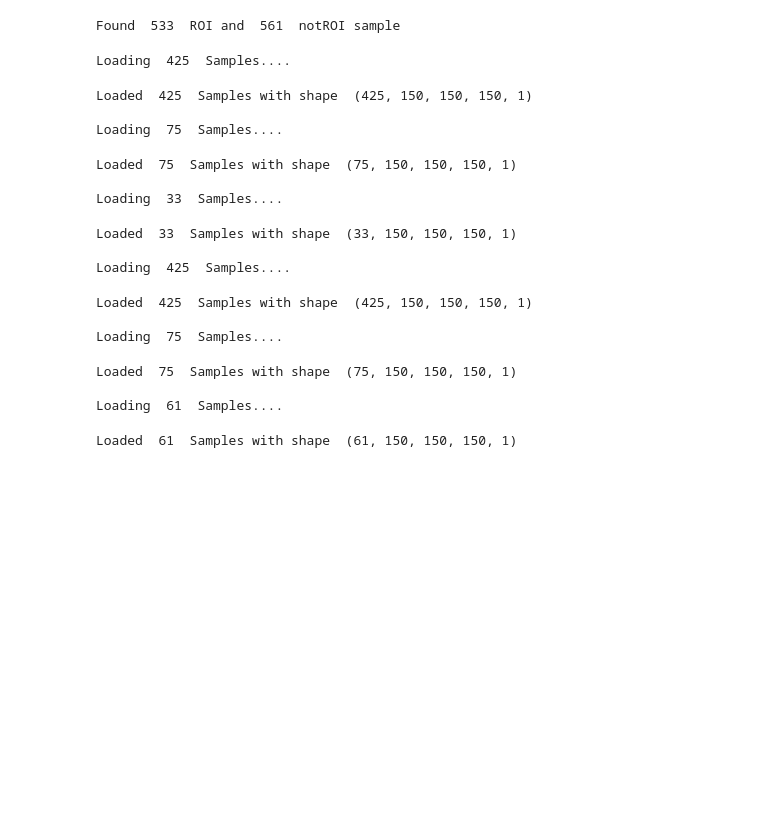
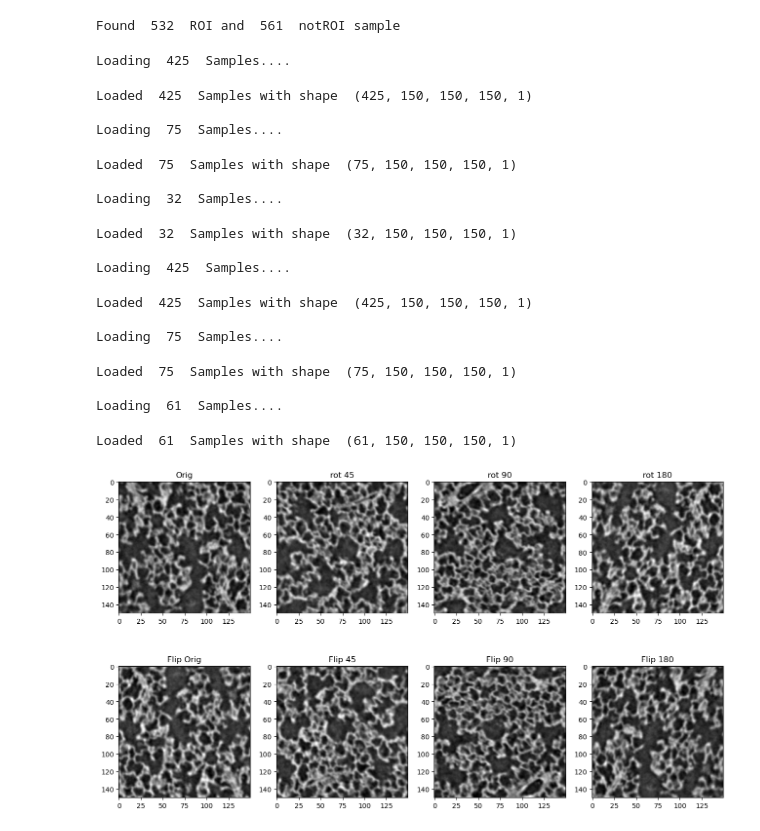
Before and after one commit to mrahmansagar/roiClassifier, a Jupyter notebook: dataPreprocessingClip.ipynb, the cells around one changed output. Saved outputs shown, nothing was run; the diff lists cells and outputs as text; code cells hidden in the pictures; blank space fills up the shorter version.

```diff
--- a/dataPreprocessingClip.ipynb
+++ b/dataPreprocessingClip.ipynb
@@ -30,17 +30,21 @@ path_notRoi = []
 
 for s in scans:
     scan_path = os.path.join(root_dir, s)
-    for r in os.listdir(os.path.join(scan_path, 'roi')):
-        path_roi.append((os.path.join(root_dir, s, 'roi', r)))
+    try:
+        for r in os.listdir(os.path.join(scan_path, 'roi')):
+            path_roi.append((os.path.join(root_dir, s, 'roi', r)))
+    except:
+        pass
     try:
         for nr in os.listdir(os.path.join(scan_path, 'not_roi')):
             path_notRoi.append((os.path.join(root_dir, s, 'not_roi', nr)))
     except:
         pass
 
+
 print('Found ', len(path_roi), ' ROI and ', len(path_notRoi), ' notROI sample')
 # %% [output]
-Found  533  ROI and  561  notROI sample
+Found  532  ROI and  561  notROI sample
 # %%
 # Shuffleing and choosing the sample for test and train
 path_roi = shuffle(path_roi, random_state=3)
@@ -93,8 +97,8 @@ Loaded  425  Samples with shape  (425, 150, 150, 150, 1)
 Loading  75  Samples....
 Loaded  75  Samples with shape  (75, 150, 150, 150, 1)
 
-Loading  33  Samples....
+Loading  32  Samples....
-Loaded  33  Samples with shape  (33, 150, 150, 150, 1)
+Loaded  32  Samples with shape  (32, 150, 150, 150, 1)
 
 Loading  425  Samples....
 Loaded  425  Samples with shape  (425, 150, 150, 150, 1)
@@ -173,7 +177,7 @@ hf.close()
 # 2,3,4,5 Rotate 45, 90, 180
 # 6, 7, 8 Flip
 # %%
-aVol = train_roi[0, :, :, :, 0]
+aVol = train_roi[1, :, :, :, 0]
 fig, ax = plt.subplots(2,4, figsize=(16,9))
 ax[0,0].imshow(aVol[75, :, :,], cmap='gray')
 ax[0,0].set_title('Orig')
@@ -184,34 +188,36 @@ ax[0,1].set_title('rot 45')
 
 rot90 = ndimage.rotate(aVol, 90, reshape=False)
 ax[0,2].imshow(rot90[75, :, :], cmap='gray')
 ax[0,2].set_title('rot 90')
 
 rot180 = ndimage.rotate(aVol, 180, reshape=False)
 ax[0,3].imshow(rot180[75, :, :], cmap='gray')
 ax[0,3].set_title('rot 180')
 
 ###########
 
 flip = np.flip(aVol)
 ax[1,0].imshow(flip[75, :, :], cmap='gray')
 ax[1,0].set_title('Flip Orig')
 
 
 flip45 = np.flip(rot45)
 ax[1,1].imshow(flip45[75, :, :], cmap='gray')
 ax[1,1].set_title('Flip 45')
 
 flip90 = np.flip(rot90)
 ax[1,2].imshow(flip90[75, :, :], cmap='gray')
 ax[1,2].set_title('Flip 90')
 
 flip180 = np.flip(rot180)
 ax[1,3].imshow(flip180[75, :, :], cmap='gray')
 ax[1,3].set_title('Flip 180')
-
+#plt.savefig('aug.svg')
 plt.show()
 
 plt.close()
+# %% [output]
+[figure, added]
 # %%
 import gc
 # %%
```
